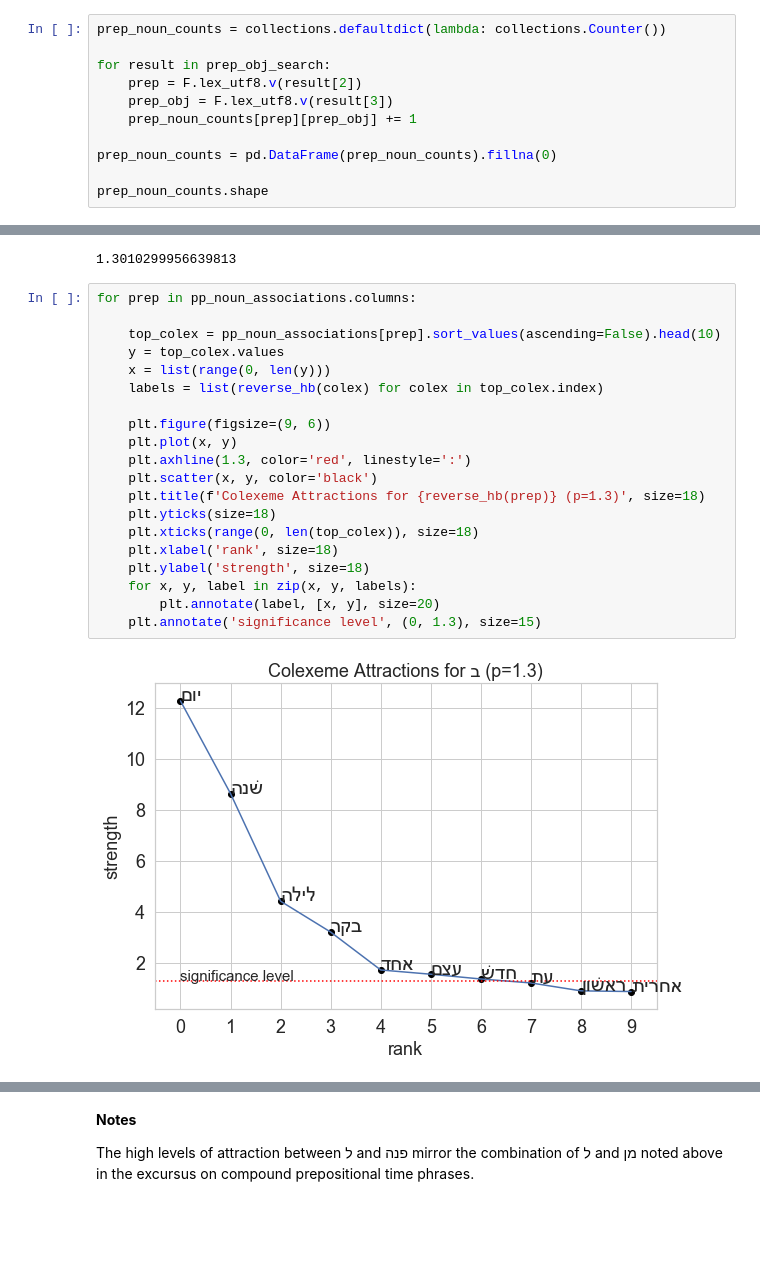
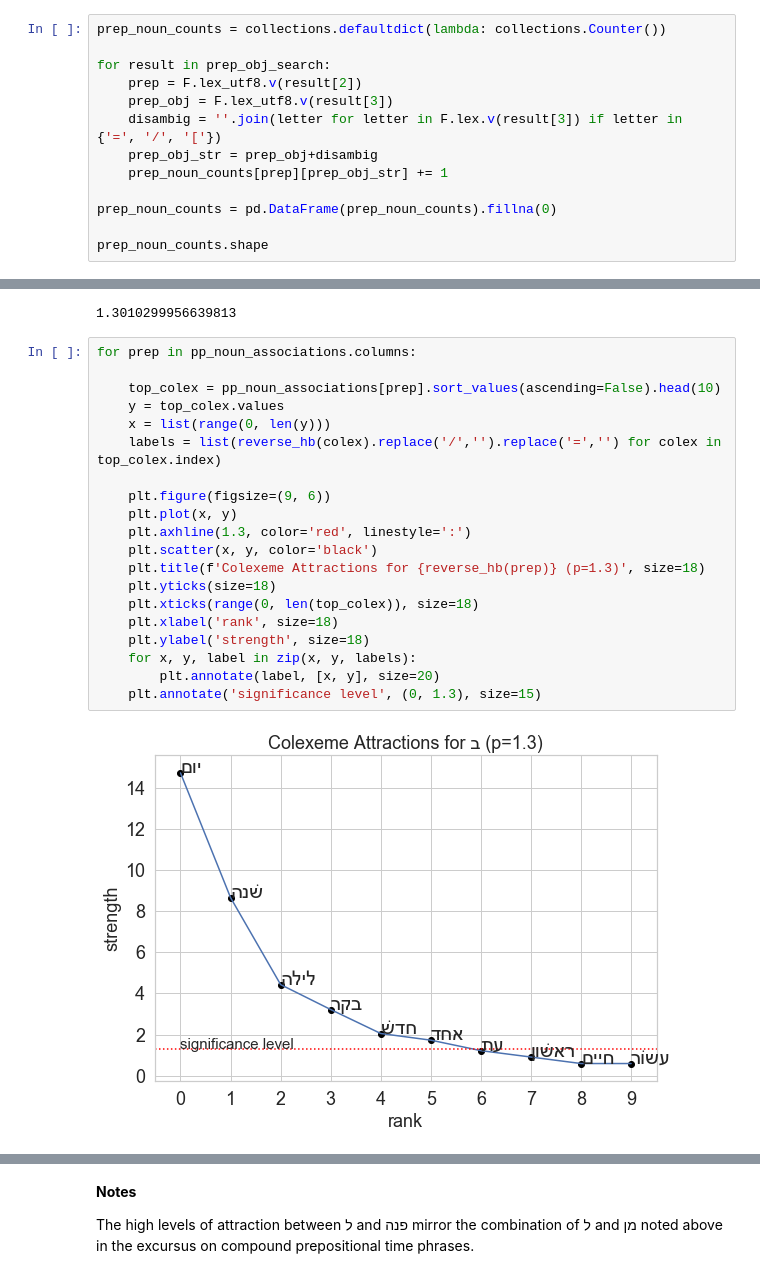
Before and after one commit to CambridgeSemiticsLab/BH_time_collocations, a Jupyter notebook: analysis/SBH_time_expressions.ipynb, the cells around one changed output, grey strips where cells are left out. Saved outputs shown, nothing was run; the diff lists cells and outputs as text; blank space fills up the shorter version.

```diff
--- a/analysis/SBH_time_expressions.ipynb
+++ b/analysis/SBH_time_expressions.ipynb
@@ -533,7 +498,9 @@ prep_noun_counts = collections.defaultdict(lambda: collections.Counter())
 for result in prep_obj_search:
     prep = F.lex_utf8.v(result[2])
     prep_obj = F.lex_utf8.v(result[3])
-    prep_noun_counts[prep][prep_obj] += 1
+    disambig = ''.join(letter for letter in F.lex.v(result[3]) if letter in {'=', '/', '['})
+    prep_obj_str = prep_obj+disambig
+    prep_noun_counts[prep][prep_obj_str] += 1
 
 prep_noun_counts = pd.DataFrame(prep_noun_counts).fillna(0)
 
@@ -761,23 +730,23 @@ Note that the displayed p-value is the log10 of 0.5, which is about 1.3
 # %%
 for prep in pp_noun_associations.columns:
 
     top_colex = pp_noun_associations[prep].sort_values(ascending=False).head(10)
     y = top_colex.values
     x = list(range(0, len(y)))
-    labels = list(reverse_hb(colex) for colex in top_colex.index)
+    labels = list(reverse_hb(colex).replace('/','').replace('=','') for colex in top_colex.index)
 
     plt.figure(figsize=(9, 6))
     plt.plot(x, y)
     plt.axhline(1.3, color='red', linestyle=':')
     plt.scatter(x, y, color='black')
     plt.title(f'Colexeme Attractions for {reverse_hb(prep)} (p=1.3)', size=18)
     plt.yticks(size=18)
     plt.xticks(range(0, len(top_colex)), size=18)
     plt.xlabel('rank', size=18)
     plt.ylabel('strength', size=18)
     for x, y, label in zip(x, y, labels):
         plt.annotate(label, [x, y], size=20)
     plt.annotate('significance level', (0, 1.3), size=15)
 # %% [output]
-[figure, old version]
+[figure, new version]
 [figure]
```
Also changed, not shown: parts of 55 cells of this notebook.
